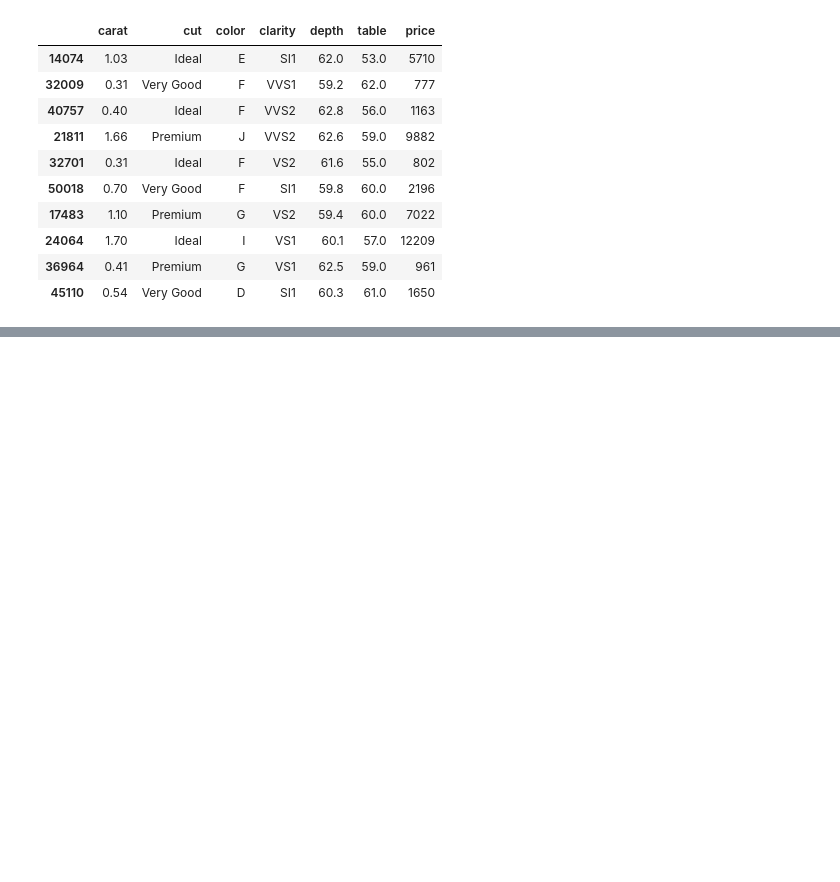
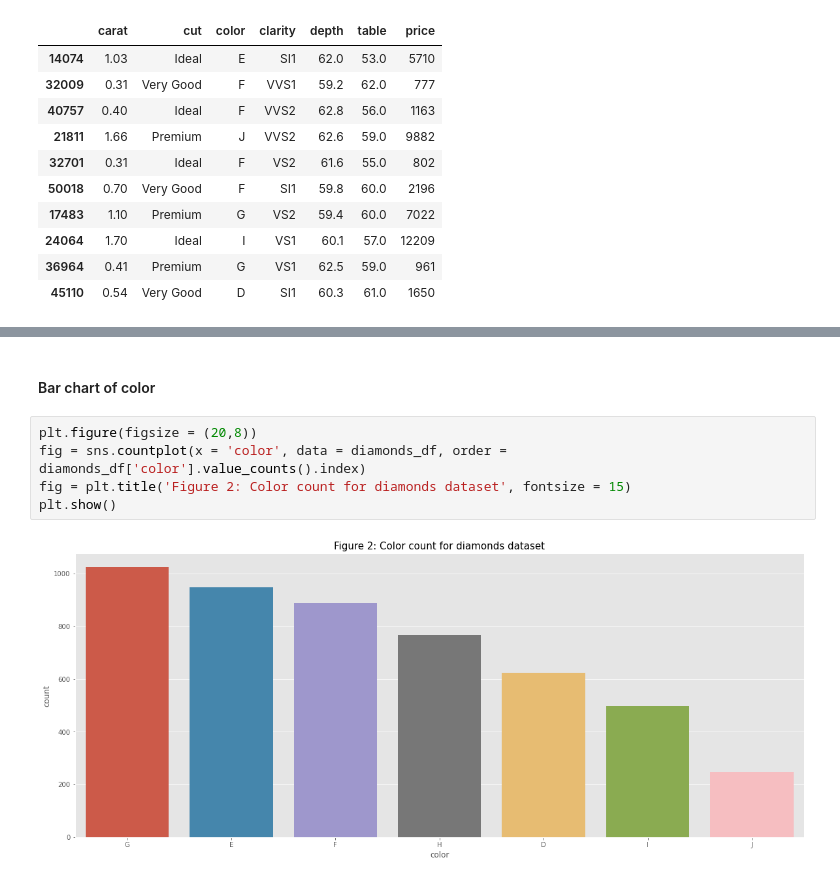
Before and after one commit to billytheme/computing-maths-group-32, a Jupyter notebook: Phase_1_Report.ipynb, the cells around one changed output, grey strips where cells are left out. Drawn from its saved outputs; the diff is of its cells as text; blank space fills up the shorter version.

```diff
--- a/Phase_1_Report.ipynb
+++ b/Phase_1_Report.ipynb
@@ -217,0 +237,9 @@ diamonds_df.sample(10, random_state = 405)
+# %% [markdown]
+#### Bar chart of color
+# %%
+plt.figure(figsize = (20,8))
+fig = sns.countplot(x = 'color', data = diamonds_df, order = diamonds_df['color'].value_counts().index)
+fig = plt.title('Figure 2: Color count for diamonds dataset', fontsize = 15)
+plt.show()
+# %% [output]
+[figure, added]
```
Also changed, not shown: parts of 28 cells of this notebook.
